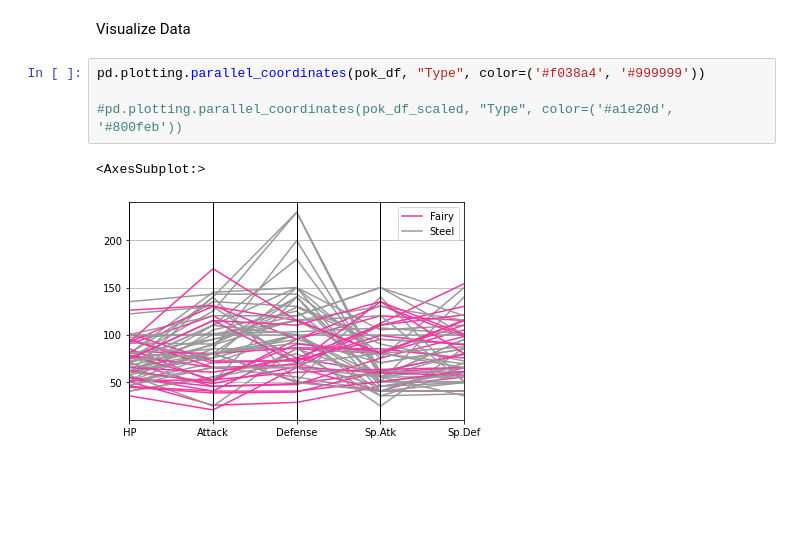
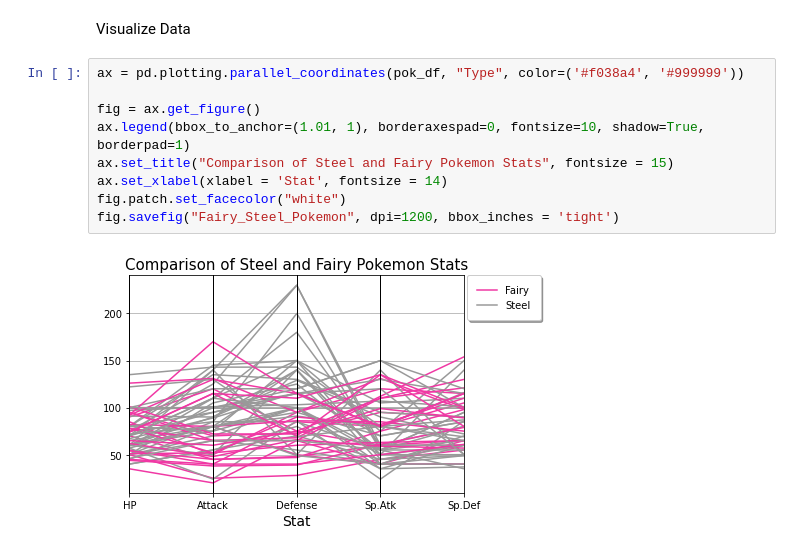
Before and after one commit to hlharris22/multivariate-visualizations, a Jupyter notebook: visualization-pokemon/visualization.ipynb, the cells around one changed output. Cells and saved outputs as stored; diff of their text form; blank space fills up the shorter version.

Commit message:
Updated pokemon visualization ax and fig

```diff
--- a/visualization-pokemon/visualization.ipynb
+++ b/visualization-pokemon/visualization.ipynb
@@ -80,10 +79,14 @@ dtype: int64
 ['Fairy', 'Steel']
 # %% [markdown]
 Visualize Data
-# %%
-pd.plotting.parallel_coordinates(pok_df, "Type", color=('#f038a4', '#999999'))
-
-#pd.plotting.parallel_coordinates(pok_df_scaled, "Type", color=('#a1e20d', '#800feb'))
-# %% [output]
-<AxesSubplot:>
-[figure, removed]
+# %%
+ax = pd.plotting.parallel_coordinates(pok_df, "Type", color=('#f038a4', '#999999'))
+
+fig = ax.get_figure()
+ax.legend(bbox_to_anchor=(1.01, 1), borderaxespad=0, fontsize=10, shadow=True, borderpad=1)
+ax.set_title("Comparison of Steel and Fairy Pokemon Stats", fontsize = 15)
+ax.set_xlabel(xlabel = 'Stat', fontsize = 14)
+fig.patch.set_facecolor("white")
+fig.savefig("Fairy_Steel_Pokemon", dpi=1200, bbox_inches = 'tight')
+# %% [output]
+[figure, added]
```
Also changed, not shown: parts of 1 cell of this notebook.
